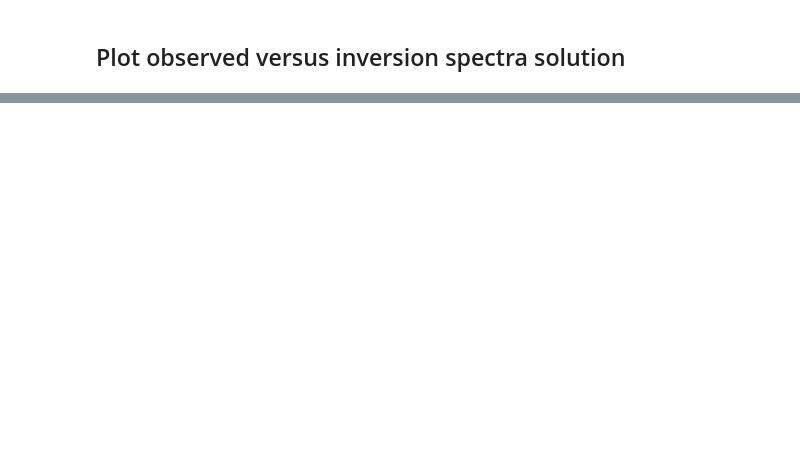
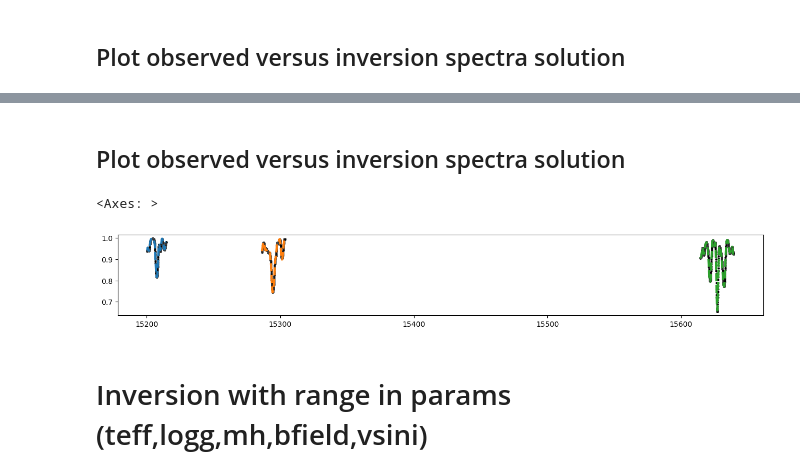
Before and after one commit to JoanRaygoza/H-MagNet-example, a Jupyter notebook: example.ipynb, the cells around one changed output, grey strips where cells are left out. Saved outputs shown, nothing was run; the diff lists cells and outputs as text; code cells hidden in the pictures; blank space fills up the shorter version.

```diff
--- a/example.ipynb
+++ b/example.ipynb
@@ -101,0 +102,2 @@ sns.scatterplot(x=net.get_wavelength(), y=inv_spectra[0], s=10, linewidth=0.1, c
+# %%
+solution, inv_spectra, fitness = net.inversion(spectrum, 1024, 10, fixed_logg=3.12, fixed_vsini=13.78, verbose=1)
@@ -101,0 +122,11 @@ sns.scatterplot(x=net.get_wavelength(), y=inv_spectra[0], s=10, linewidth=0.1, c
+# %% [markdown]
+## Plot observed versus inversion spectra solution
+# %%
+plt.figure(figsize=(16, 2))
+sns.lineplot(x=net.get_wavelength(), y=spectrum[0], hue=net.get_segments(), legend=False, linewidth=3, linestyle='--')
+sns.scatterplot(x=net.get_wavelength(), y=inv_spectra, s=10, linewidth=0.1, color='black')
+# %% [output]
+<Axes: >
+[figure, added]
+# %% [markdown]
+# Inversion with range in params (teff,logg,mh,bfield,vsini)
```
Also changed, not shown: parts of 16 cells of this notebook.
